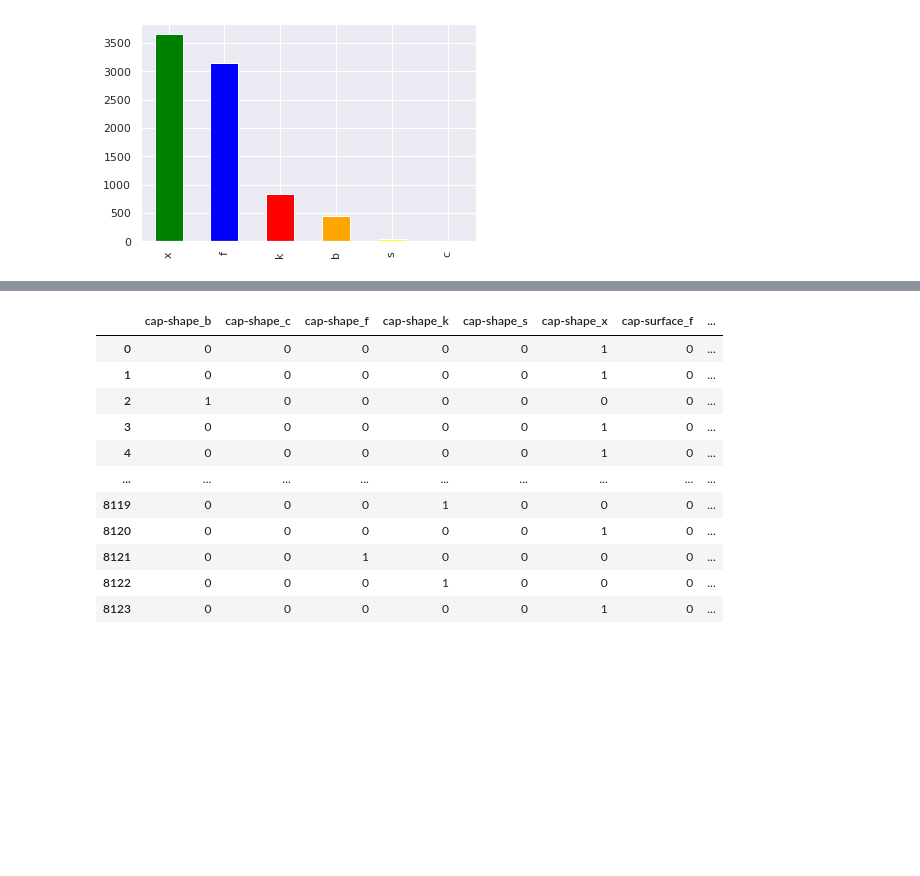
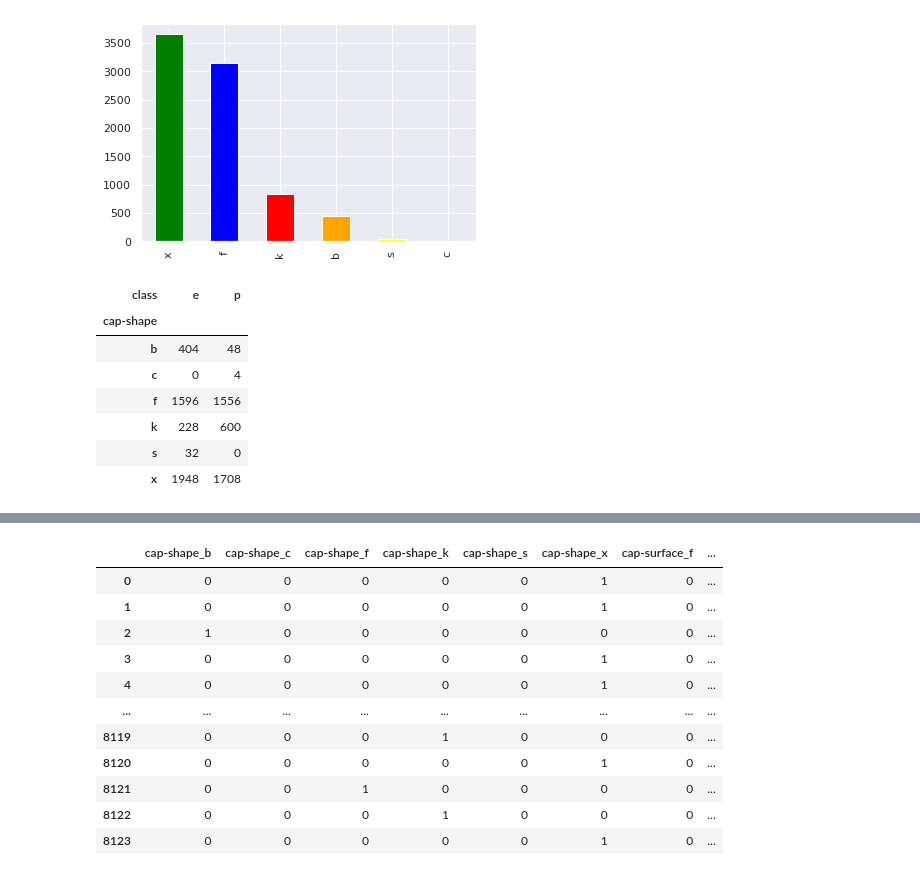
Before and after one commit to Shaheer-Imam/Data-Science, a Jupyter notebook: KNN/Muhsroom Classification.ipynb, the cells around one changed output, grey strips where cells are left out. Drawn from its saved outputs; the diff is of its cells as text; code cells hidden in the pictures; blank space fills up the shorter version.

```diff
--- a/KNN/Muhsroom Classification.ipynb
+++ b/KNN/Muhsroom Classification.ipynb
@@ -90,3 +90,14 @@ data['cap-shape'].value_counts().plot(kind='bar',color=['green','blue','red','or
 # %% [output]
 <matplotlib.axes._subplots.AxesSubplot at 0x...>
 [figure]
+# %%
+pd.crosstab(data['cap-shape'],data['class'])
+# %% [output]
+| class | e | p |
+| cap-shape |  |  |
+| b | 404 | 48 |
+| c | 0 | 4 |
+| f | 1596 | 1556 |
+| k | 228 | 600 |
+| s | 32 | 0 |
+| x | 1948 | 1708 |
```
Also changed, not shown: parts of 5 cells of this notebook.
